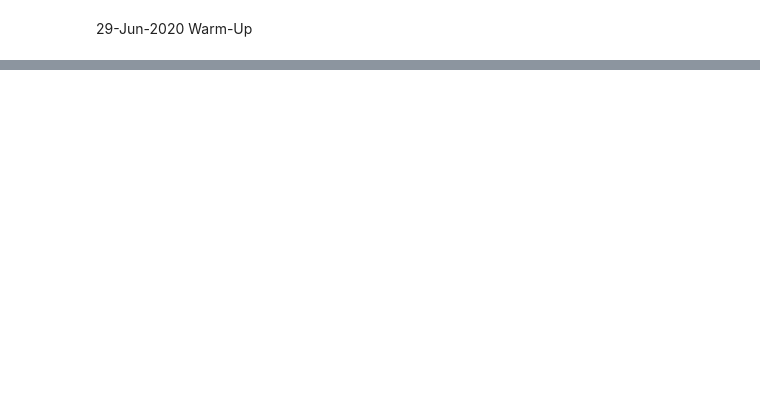
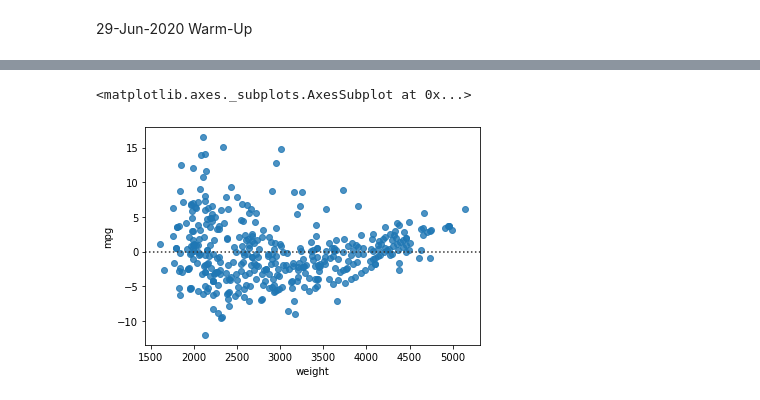
Before and after one commit to congxu1990/hbs-ds-060120, a Jupyter notebook: Warm-Ups/Warm_Ups.ipynb, the cells around one changed output, grey strips where cells are left out. Cells and saved outputs as stored; diff of their text form; code cells hidden in the pictures; blank space fills up the shorter version.

```diff
--- a/Warm-Ups/Warm_Ups.ipynb
+++ b/Warm-Ups/Warm_Ups.ipynb
@@ -154,0 +293,7 @@ from sklearn.metrics import r2_score, mean_absolute_error
+# %%
+x = df['weight']
+y = df['mpg']
+sns.residplot(x,y)
+# %% [output]
+<matplotlib.axes._subplots.AxesSubplot at 0x...>
+[figure, added]
```
Also changed, not shown: parts of 63 cells of this notebook, 1 other file.
